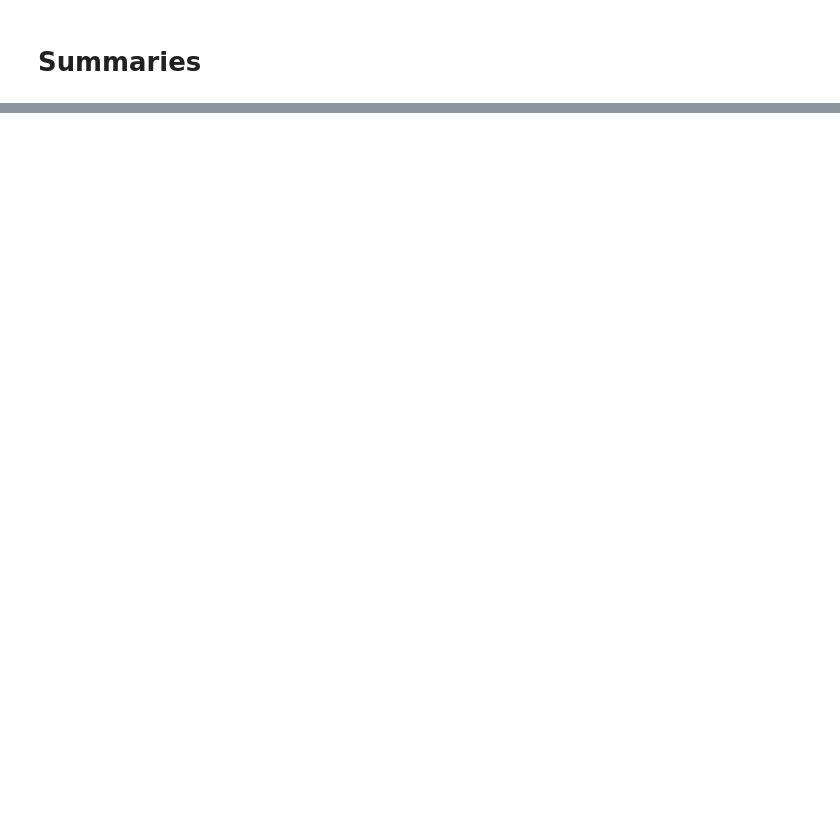
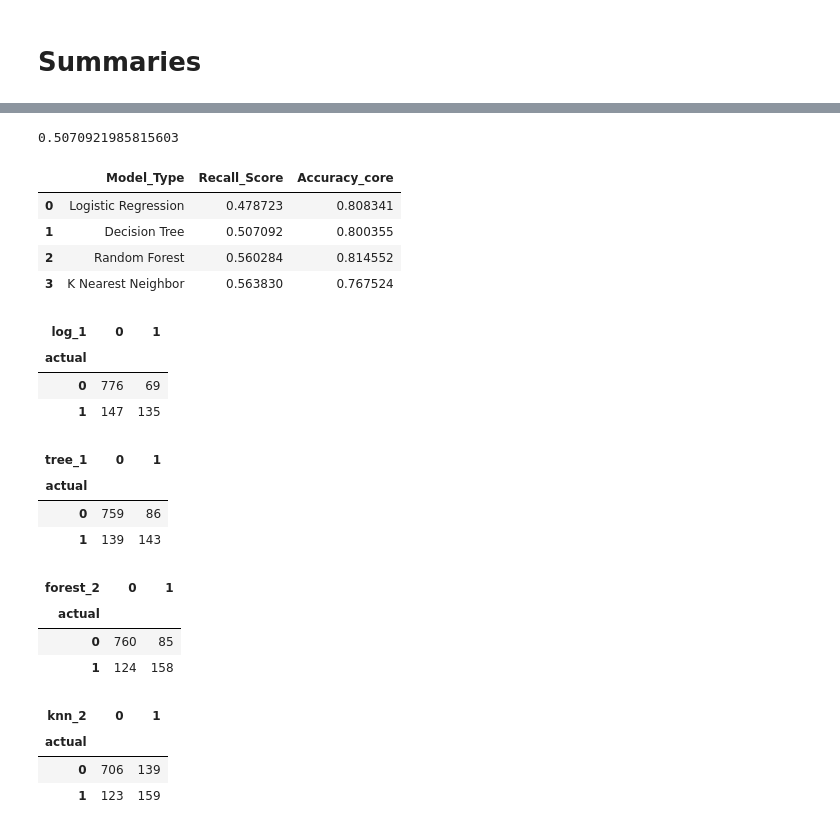
Before and after one commit to Churning-Up-the-Heat/classification-project, a Jupyter notebook: shay_main.ipynb, the cells around one changed output, grey strips where cells are left out. Cells and saved outputs as stored; diff of their text form; code cells hidden in the pictures; blank space fills up the shorter version.

```diff
--- a/shay_main.ipynb
+++ b/shay_main.ipynb
@@ -185,0 +291,16 @@ log_reg_model.score(X_validate, y_validate)
+# %%
+t, v = get_clean_df(encoded_train, encoded_validate)
+cols = ['tenure',
+        'contract_type',
+        'monthly_charges',
+        'payment_type'
+       ]
+
+X_train, X_validate = t[cols], v[cols]
+y_train, y_validate = t.churn, v.churn
+
+tree_3 = DecisionTreeClassifier(max_depth=4, random_state=123).fit(X_train, y_train)
+predictions['tree_3'] = tree_3.predict(X_validate)
+recall_score(predictions.actual, predictions.tree_3)
+# %% [output]
+0.5070921985815603
@@ -185,0 +320,42 @@ log_reg_model.score(X_validate, y_validate)
+# %%
+model_results = pd.DataFrame(
+    {'Model_Type': ['Logistic Regression', 'Decision Tree', 'Random Forest', 'K Nearest Neighbor'],
+     'Recall_Score': [log_1_recall, tree_1_recall, forest_2_recall, knn_2_recall],
+     'Accuracy_core': [log_1_accuracy, tree_1_accuracy, forest_2_accuracy, knn_2_accuracy]
+                             })
+# %%
+model_results
+# %% [output]
+|  | Model_Type | Recall_Score | Accuracy_core |
+| 0 | Logistic Regression | 0.478723 | 0.808341 |
+| 1 | Decision Tree | 0.507092 | 0.800355 |
+| 2 | Random Forest | 0.560284 | 0.814552 |
+| 3 | K Nearest Neighbor | 0.563830 | 0.767524 |
+# %%
+pd.crosstab(predictions.actual, predictions.log_1)
+# %% [output]
+| log_1 | 0 | 1 |
+| actual |  |  |
+| 0 | 776 | 69 |
+| 1 | 147 | 135 |
+# %%
+pd.crosstab(predictions.actual, predictions.tree_1)
+# %% [output]
+| tree_1 | 0 | 1 |
+| actual |  |  |
+| 0 | 759 | 86 |
+| 1 | 139 | 143 |
+# %%
+pd.crosstab(predictions.actual, predictions.forest_2)
+# %% [output]
+| forest_2 | 0 | 1 |
+| actual |  |  |
+| 0 | 760 | 85 |
+| 1 | 124 | 158 |
+# %%
+pd.crosstab(predictions.actual, predictions.knn_2)
+# %% [output]
+| knn_2 | 0 | 1 |
+| actual |  |  |
+| 0 | 706 | 139 |
+| 1 | 123 | 159 |
```
Also changed, not shown: parts of 37 cells of this notebook.
